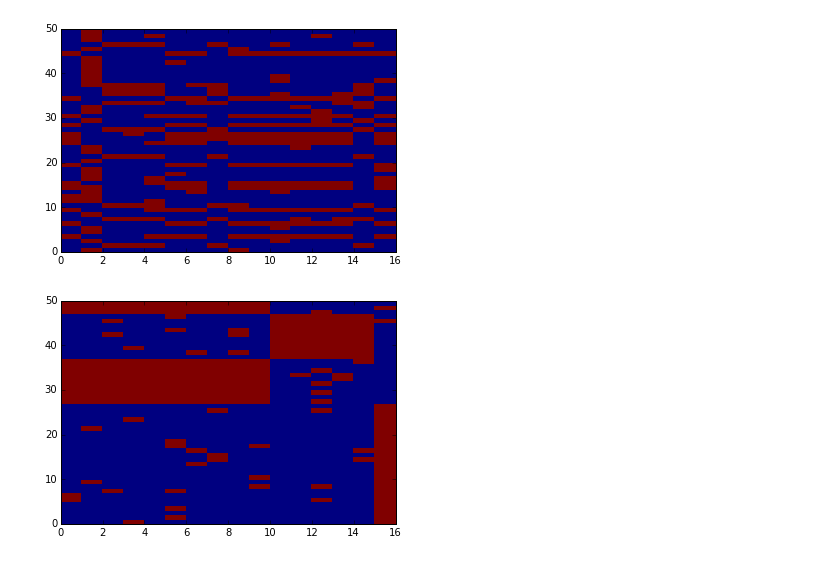
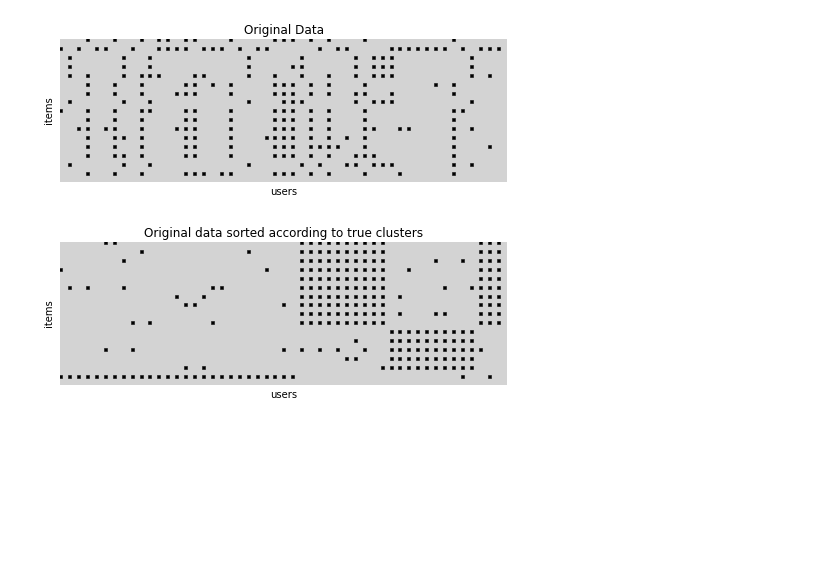
Before and after one commit to MaryanMorel/Variational_Co-Clustering, a Jupyter notebook: Variational Co-clustering.ipynb, the cells around one changed output. Drawn from its saved outputs; the diff is of its cells as text; code cells hidden in the pictures; blank space fills up the shorter version.

Commit message:
Debug tentative and graph output

```diff
--- a/Variational Co-clustering.ipynb
+++ b/Variational Co-clustering.ipynb
@@ -10,33 +29,45 @@ from sklearn.cluster import KMeans
 # %%
 mg = imp.reload(mg)
 import matplotlib.pyplot as plt
 %matplotlib inline
 
 nrows = 50
 ncols = 16
 nC = 4
 nD = 3
 
 (C_true,D_true,data) = mg.sampleMatrix(nrows, ncols, nC, nD, random_state=3)
 
 C_true = [np.sort(item) for item in C_true]
 D_true = [np.sort(item) for item in D_true]
 
 C_true.sort(key=lambda t: len(t), reverse=True)
 D_true.sort(key=lambda t: len(t), reverse=True)
 
 C_index = [item for sublist in C_true for item in sublist]
 D_index = [item for sublist in D_true for item in sublist]
 ordered_data = data[C_index,:]
 ordered_data = ordered_data[:, D_index]
 
-plt.pcolor(data)
-plt.show()
-plt.pcolor(ordered_data)
-plt.show()
+#plt.pcolor(data)
+#plt.show()
+#plt.pcolor(ordered_data)
+#plt.show()
+(fig, ax) = plot_coo_matrix(data.T, (8,6), 3)
+ax.set_title("Original Data")
+ax.set_xlabel('users')
+ax.set_ylabel('items')
+#plt.show(ax)
+plt.savefig('./figures/synData.pdf', bbox_inches='tight')
+(fig, ax) = plot_coo_matrix(ordered_data.T, (8,6), 3)
+ax.set_title("Original data sorted according to true clusters")
+ax.set_xlabel('users')
+ax.set_ylabel('items')
+#plt.show(ax)
+plt.savefig('./figures/synSortedData.pdf', bbox_inches='tight')
 # %% [output]
-[figure, old version]
+[figure, new version]
-[figure, old version]
+[figure, new version]
 # %%
 CC = imp.reload(CC)
 clf = CC.coClusteringAdjacency(data=data, K=nC, L=nD, maxIter=1000, tol=1e-10, random_state=5) #5
```
Also changed, not shown: parts of 12 cells of this notebook, 9 other files.
